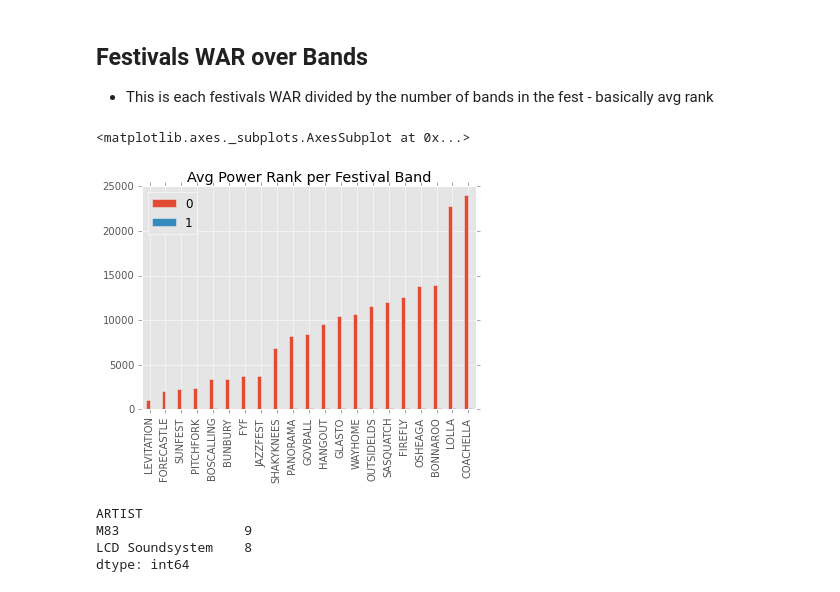
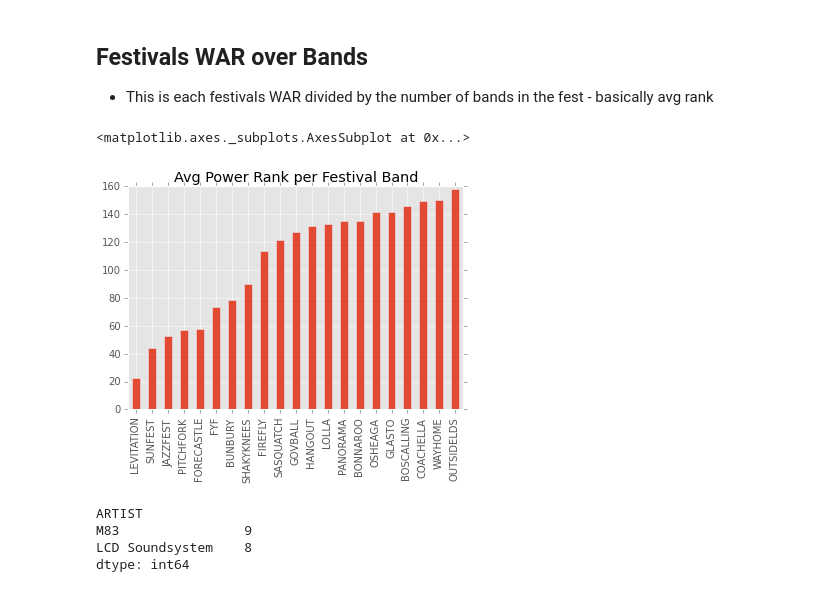
Before and after one commit to hunterowens/hunterowens.github.io, a Jupyter notebook: notebooks/new_power_ranks.ipynb, the cells around one changed output. Drawn from its saved outputs; the diff is of its cells as text; code cells hidden in the pictures.

Commit message:
another chart change

```diff
--- a/notebooks/new_power_ranks.ipynb
+++ b/notebooks/new_power_ranks.ipynb
@@ -174,16 +174,15 @@ power_rank_df['Artist'].sort_values().tail(20).plot(kind="bar", title="Fest Powe
 # %%
 festival_rank = {}
 for festival in df.iteritems():
     fest = festival[0]
     sum_ranks = 0
     for artist in df[fest].dropna().iteritems():
         sum_ranks += power_rank_df.ix[artist[0]][0]
     festival_rank[fest] = (sum_ranks, sum_ranks / df[fest].count())
-pd.DataFrame.from_dict(festival_rank, orient='index').sort_values(by=[0]
-                                                                        ).plot(kind="bar", title="Avg Power Rank per Festival Band")
+pd.DataFrame.from_dict(festival_rank, orient='index')[1].sort_values().plot(kind="bar", title="Avg Power Rank per Festival Band")
 # %% [output]
 <matplotlib.axes._subplots.AxesSubplot at 0x...>
-[figure, old version]
+[figure, new version]
 # %%
 df.ix[['M83','LCD Soundsystem']].transpose().count()
 # %% [output]
```
